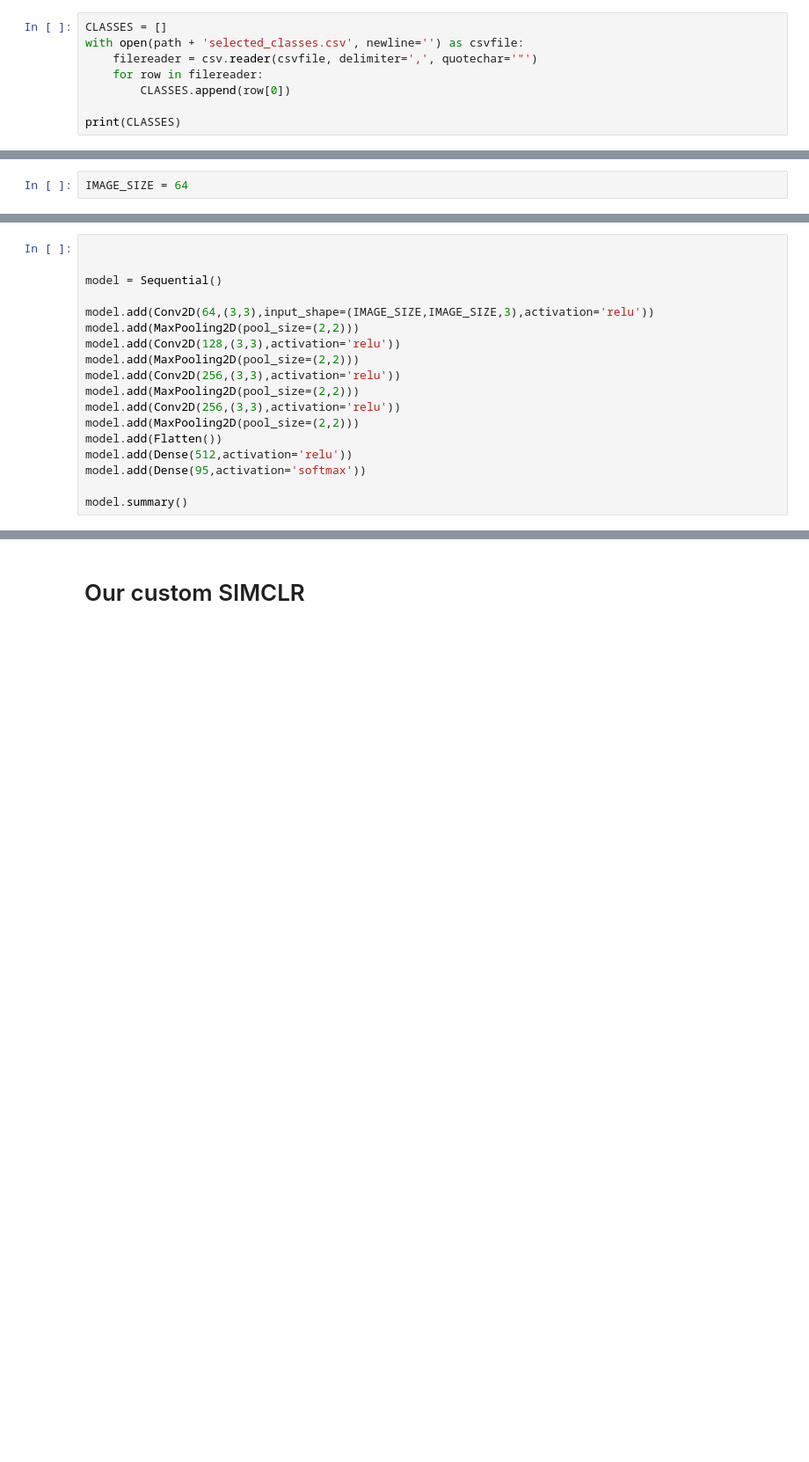
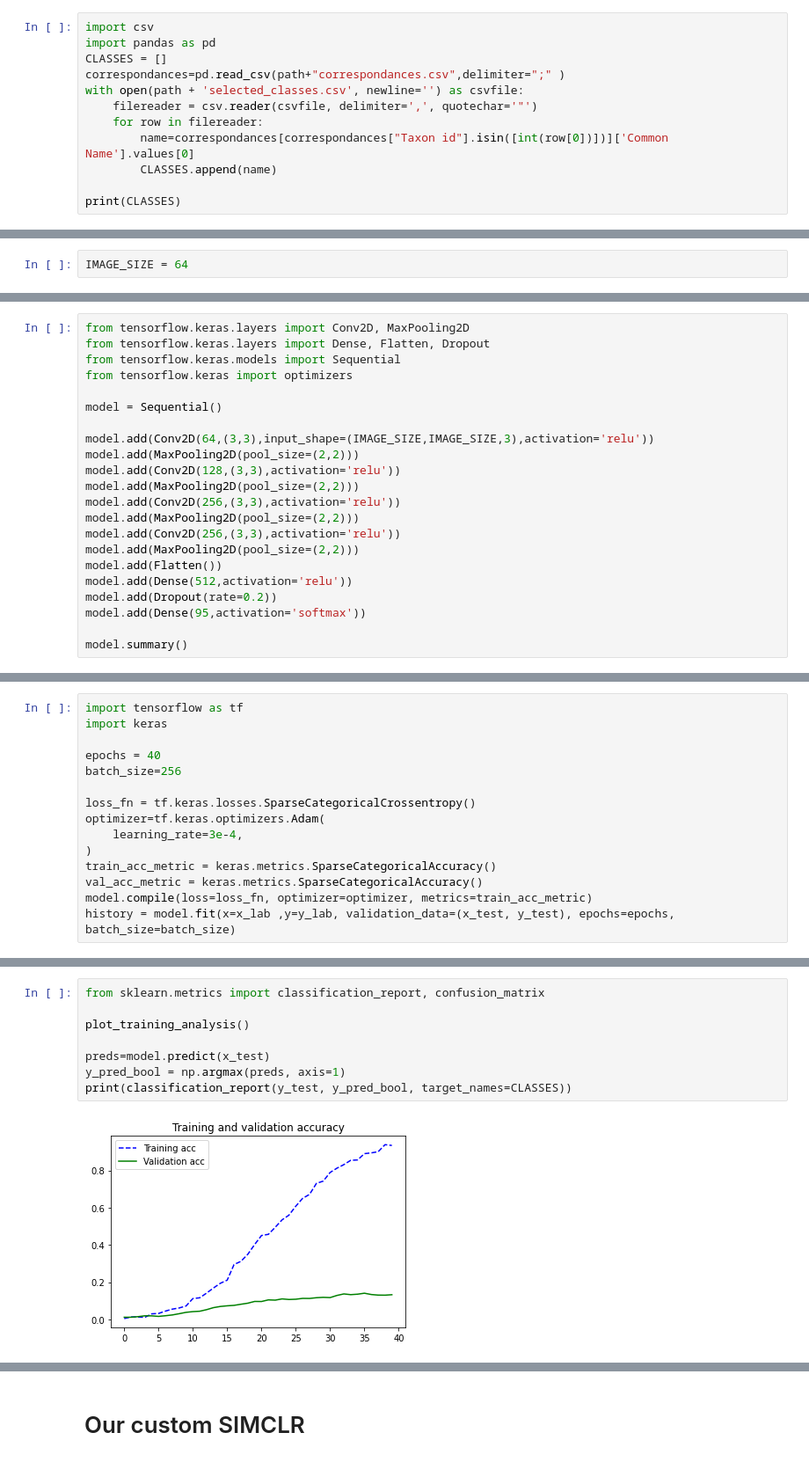
Before and after one commit to leagaze/contrastive-learning, a Jupyter notebook: Projet.ipynb, the cells around one changed output, grey strips where cells are left out. Shown at 88% size. Drawn from its saved outputs; the diff is of its cells as text; blank space fills up the shorter version.

```diff
--- a/Projet.ipynb
+++ b/Projet.ipynb
@@ -67,9 +15,13 @@ fatal: destination path 'projsemisup' already exists and is not an empty directo
 # %%
+import csv
+import pandas as pd
 CLASSES = []
+correspondances=pd.read_csv(path+"correspondances.csv",delimiter=";" )
 with open(path + 'selected_classes.csv', newline='') as csvfile:
 	filereader = csv.reader(csvfile, delimiter=',', quotechar='"')
 	for row in filereader:
-		CLASSES.append(row[0])
+		name=correspondances[correspondances["Taxon id"].isin([int(row[0])])]['Common Name'].values[0]
+		CLASSES.append(name)
 
 print(CLASSES)
 # %% [output]
@@ -191,7 +148,10 @@ def plot_training_analysis():
 
   plt.show()
 # %%
-
+from tensorflow.keras.layers import Conv2D, MaxPooling2D
+from tensorflow.keras.layers import Dense, Flatten, Dropout
+from tensorflow.keras.models import Sequential
+from tensorflow.keras import optimizers
 
 model = Sequential()
 
@@ -205,6 +165,7 @@ model.add(Conv2D(256,(3,3),activation='relu'))
 model.add(MaxPooling2D(pool_size=(2,2)))
 model.add(Flatten())
 model.add(Dense(512,activation='relu'))
+model.add(Dropout(rate=0.2))
 model.add(Dense(95,activation='softmax'))
 
 model.summary()
@@ -226,3 +187,18 @@ Total params: 1,534,431
 Trainable params: 1,534,431
 Non-trainable params: 0
 _________________________________________________________________
+# %%
+import tensorflow as tf
+import keras
+
+epochs = 40
+batch_size=256
+
+loss_fn = tf.keras.losses.SparseCategoricalCrossentropy()
+optimizer=tf.keras.optimizers.Adam(
+    learning_rate=3e-4,
+)
+train_acc_metric = keras.metrics.SparseCategoricalAccuracy()
+val_acc_metric = keras.metrics.SparseCategoricalAccuracy()
+model.compile(loss=loss_fn, optimizer=optimizer, metrics=train_acc_metric)
+history = model.fit(x=x_lab ,y=y_lab, validation_data=(x_test, y_test), epochs=epochs, batch_size=batch_size)
@@ -228,0 +223,10 @@ _________________________________________________________________
+# %%
+from sklearn.metrics import classification_report, confusion_matrix
+
+plot_training_analysis()
+
+preds=model.predict(x_test)
+y_pred_bool = np.argmax(preds, axis=1)
+print(classification_report(y_test, y_pred_bool, target_names=CLASSES))
+# %% [output]
+[figure, added]
```
Also changed, not shown: parts of 36 cells of this notebook.
